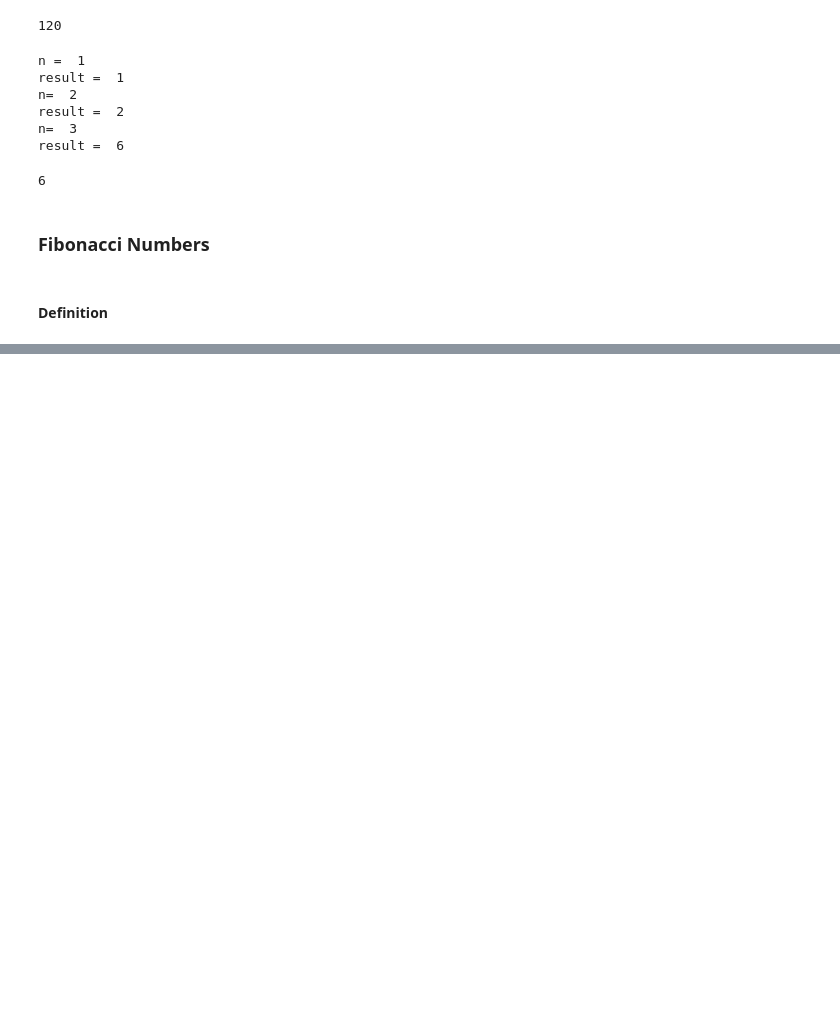
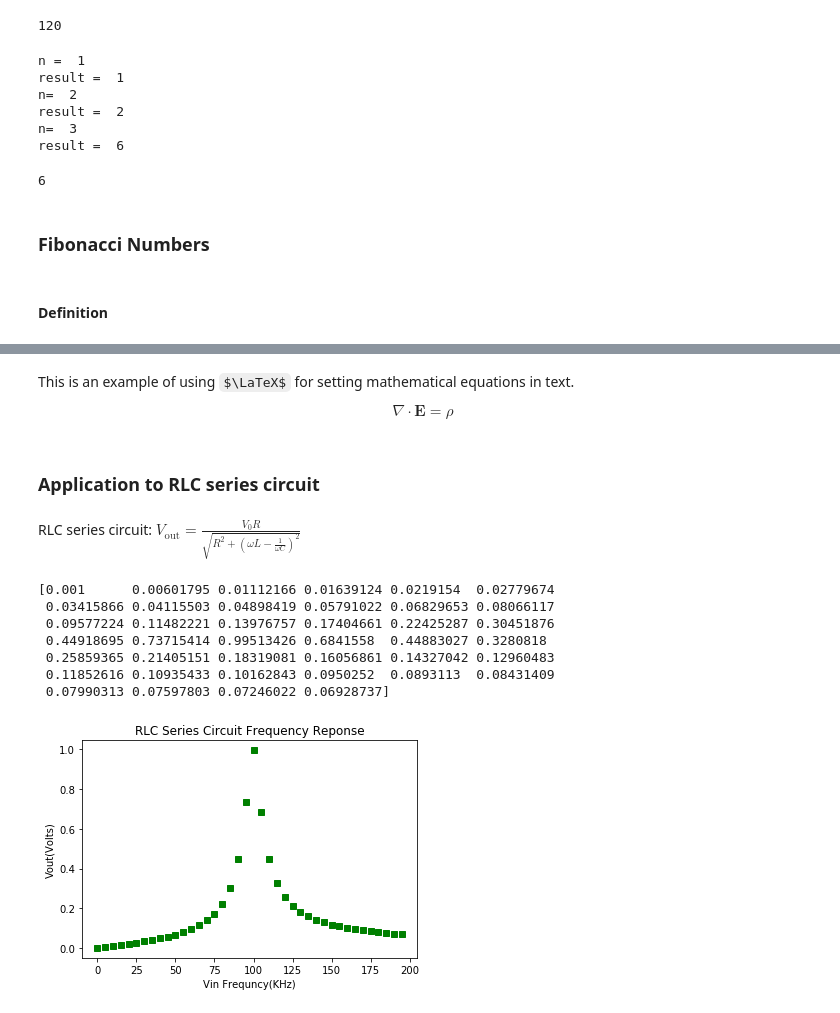
Before and after one commit to JohnWeiner/Notebooks, a Jupyter notebook: Python_Exercises.ipynb, the cells around one changed output, grey strips where cells are left out. Saved outputs shown, nothing was run; the diff lists cells and outputs as text; code cells hidden in the pictures; some formulas as TeX source; blank space fills up the shorter version.

```diff
--- a/Python_Exercises.ipynb
+++ b/Python_Exercises.ipynb
@@ -121,0 +177,54 @@ fib(5) =  5
+# %% [markdown]
+This is an example of using $\LaTeX$ for setting mathematical equations in text.
+
+\begin{equation}
+\nabla\cdot\mathbf{E}=\rho
+\end{equation}
+# %% [markdown]
+### Application to RLC series circuit
+# %% [markdown]
+RLC series circuit:   $V_{\mathrm{out}}=\frac{V_0R}{\sqrt{R^2+\left(\omega L-\frac{1}{\omega C}\right)^2}}$
+# %%
+# Calculate and plot Vout from Vin and a series RLC circuit
+# Use Numpy arrays.
+
+%matplotlib inline
+from matplotlib import pyplot as plt
+import numpy as np
+from matplotlib import pyplot as plt
+
+def RLC(R,L,C):
+    w=np.arange(0,20,0.5) #frequency range and resolution
+    Res=np.zeros(len(w)) #len(w) take into account length of w array
+    Res = R # add resistance values
+    Res2 = Res * Res
+    w=w*1000
+    wL=w*L
+    wC=w*C
+    wC=wC+0.00001
+    Z = wL + (-1/wC)
+    Z2 = Z*Z
+    Sum = Res2 + Z2
+    Vout=R/np.sqrt(Sum)
+    x=np.zeros(len(w))
+    x=w*0.01
+    print(Vout)
+    plt.plot(x,Vout,'sg')
+    plt.xlabel('Vin Frequncy(KHz)')
+    plt.ylabel('Vout(Volts)')
+    plt.title('RLC Series Circuit Frequency Reponse')
+    plt.show()
+
+
+
+
+RLC(100,0.1,1e-7)
+# %% [output]
+[0.001      0.00601795 0.01112166 0.01639124 0.0219154  0.02779674
+ 0.03415866 0.04115503 0.04898419 0.05791022 0.06829653 0.08066117
+ 0.09577224 0.11482221 0.13976757 0.17404661 0.22425287 0.30451876
+ 0.44918695 0.73715414 0.99513426 0.6841558  0.44883027 0.3280818
+ 0.25859365 0.21405151 0.18319081 0.16056861 0.14327042 0.12960483
+ 0.11852616 0.10935433 0.10162843 0.0950252  0.0893113  0.08431409
+ 0.07990313 0.07597803 0.07246022 0.06928737]
+[figure, added]
```
Also changed, not shown: parts of 13 cells of this notebook.
